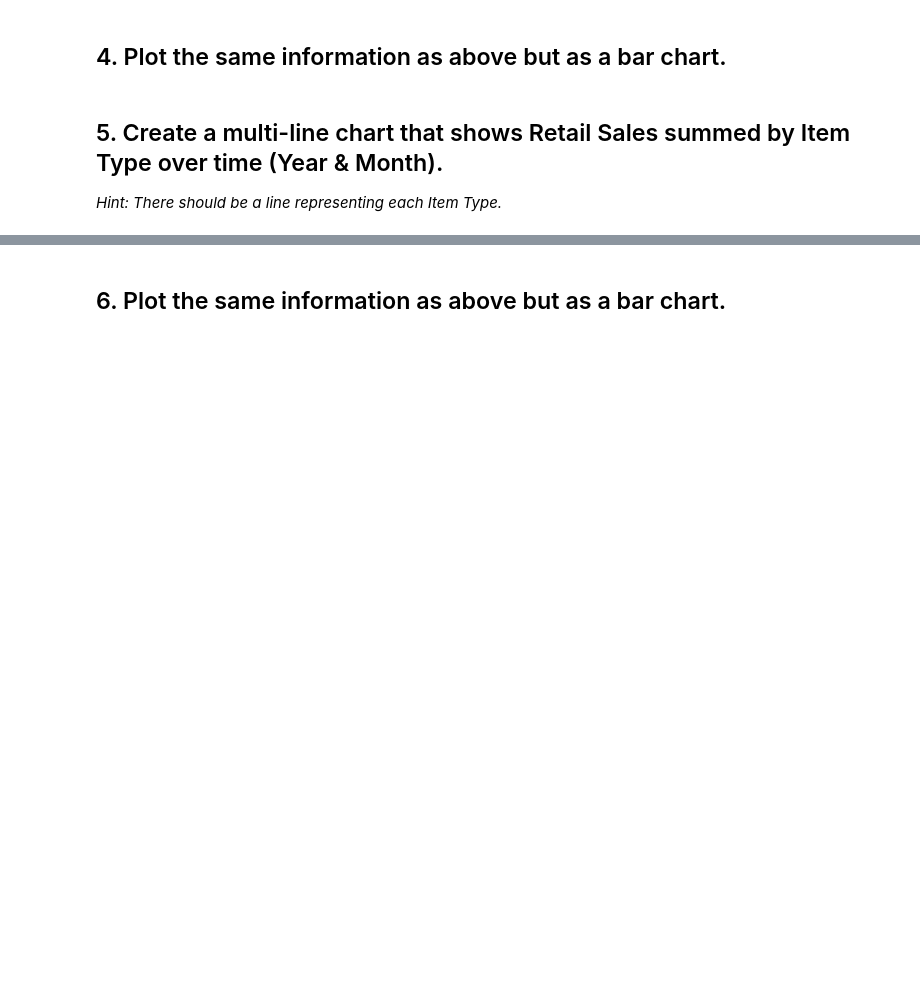
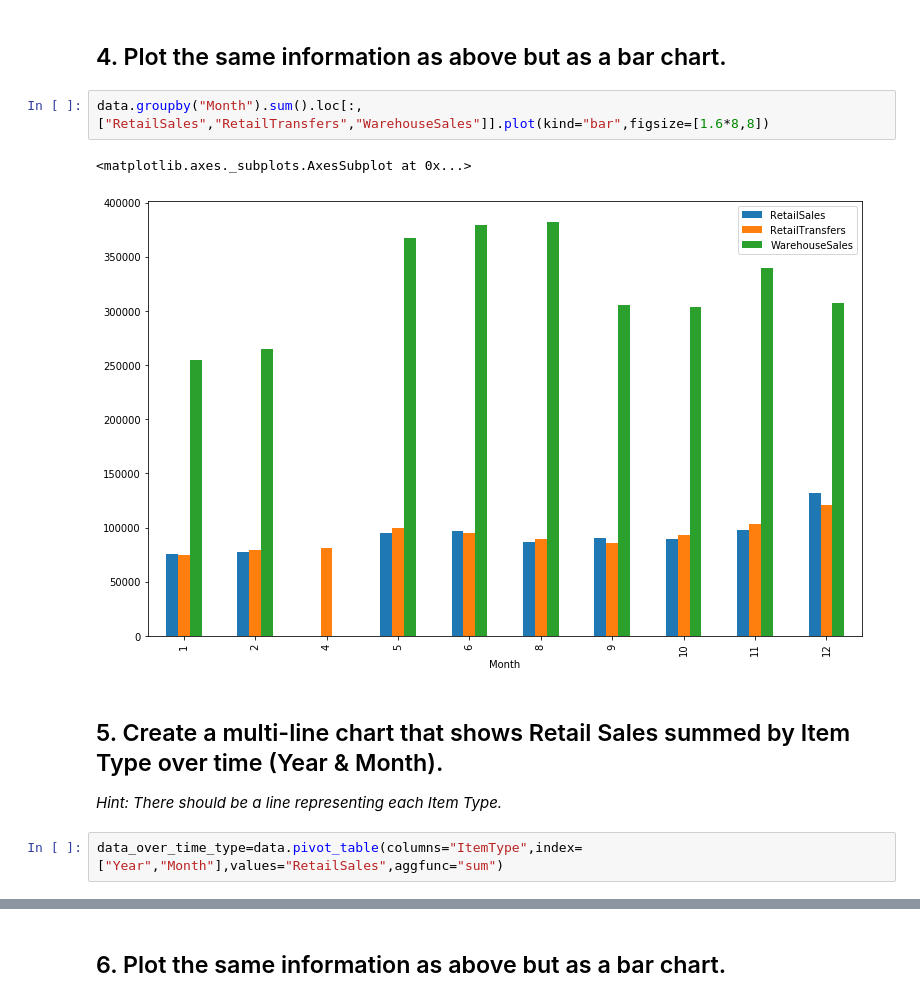
Before and after one commit to pedrodgn/ironhack, a Jupyter notebook: week5-Visualization/plot_multiple_series.ipynb, the cells around one changed output, grey strips where cells are left out. Cells and saved outputs as stored; diff of their text form; blank space fills up the shorter version.

```diff
--- a/week5-Visualization/plot_multiple_series.ipynb
+++ b/week5-Visualization/plot_multiple_series.ipynb
@@ -37,6 +45,13 @@ TypeError: object of type 'float' has no len()
 # %% [markdown]
 ## 4. Plot the same information as above but as a bar chart.
+# %%
+data.groupby("Month").sum().loc[:,["RetailSales","RetailTransfers","WarehouseSales"]].plot(kind="bar",figsize=[1.6*8,8])
+# %% [output]
+<matplotlib.axes._subplots.AxesSubplot at 0x...>
+[figure, added]
 # %% [markdown]
 ## 5. Create a multi-line chart that shows Retail Sales summed by Item Type over time (Year & Month).
 
 *Hint: There should be a line representing each Item Type.*
+# %%
+data_over_time_type=data.pivot_table(columns="ItemType",index=["Year","Month"],values="RetailSales",aggfunc="sum")
```
Also changed, not shown: parts of 8 cells of this notebook.
